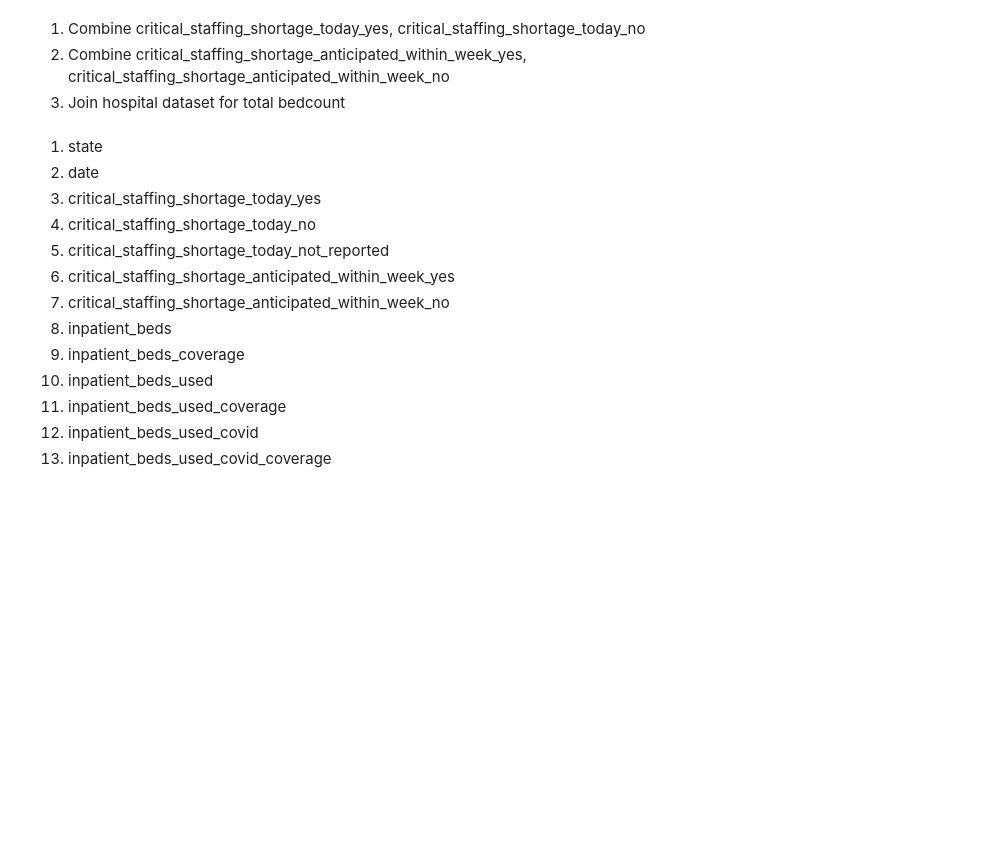
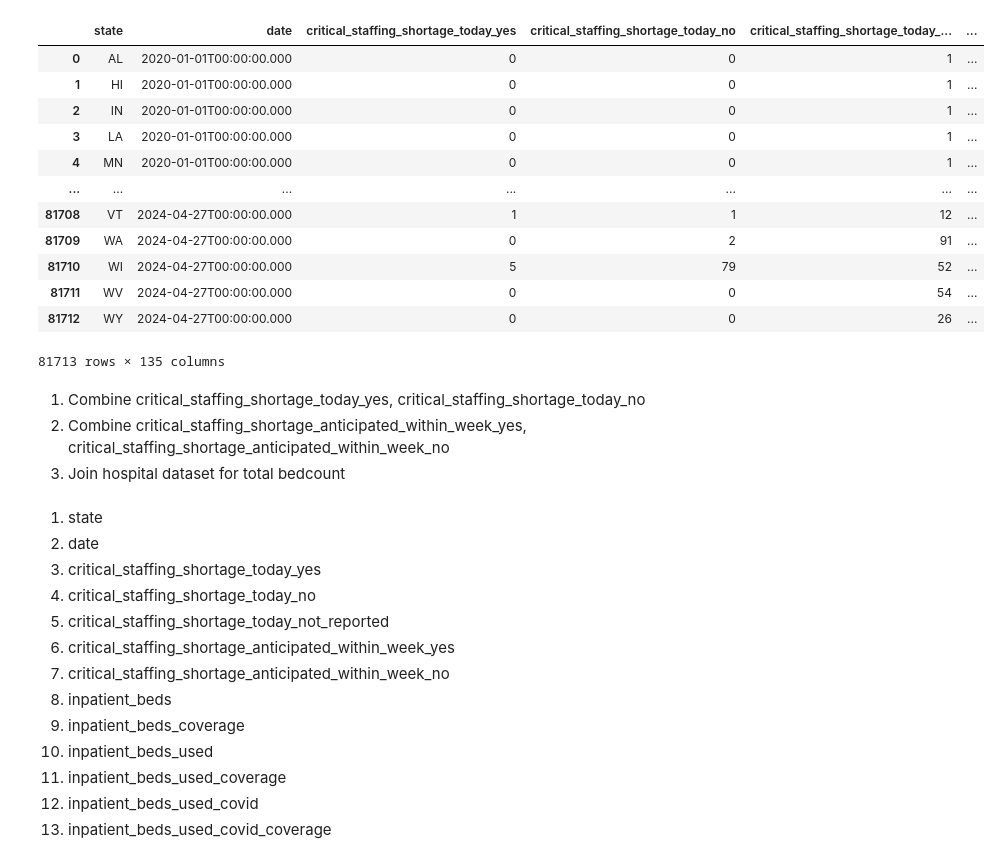
Before and after one commit to dsagher/CSE_881_Final_Project, a Jupyter notebook: featureEng&Selection.ipynb, the cells around one changed output. Saved outputs shown, nothing was run; the diff lists cells and outputs as text; code cells hidden in the pictures; blank space fills up the shorter version.

```diff
--- a/featureEng&Selection.ipynb
+++ b/featureEng&Selection.ipynb
@@ -7,6 +7,23 @@ import seaborn as sns
 pd.set_option("display.max_columns", 1000)
 # %%
 df_state = pd.read_csv("data/raw/hhs_state_timeseries.csv")
+
+df_state["previous_day_admission_adult_covid_suspected_80"] = df_state["previous_day_admission_adult_covid_suspected_80_"]
+df_state.drop(columns="previous_day_admission_adult_covid_suspected_80_")
+# %% [output]
+|  | state | date | critical_staffing_shortage_today_yes | critical_staffing_shortage_today_no | critical_staffing_shortage_today_... | ... |
+| 0 | AL | 2020-01-01T00:00:00.000 | 0 | 0 | 1 | ... |
+| 1 | HI | 2020-01-01T00:00:00.000 | 0 | 0 | 1 | ... |
+| 2 | IN | 2020-01-01T00:00:00.000 | 0 | 0 | 1 | ... |
+| 3 | LA | 2020-01-01T00:00:00.000 | 0 | 0 | 1 | ... |
+| 4 | MN | 2020-01-01T00:00:00.000 | 0 | 0 | 1 | ... |
+| ... | ... | ... | ... | ... | ... | ... |
+| 81708 | VT | 2024-04-27T00:00:00.000 | 1 | 1 | 12 | ... |
+| 81709 | WA | 2024-04-27T00:00:00.000 | 0 | 2 | 91 | ... |
+| 81710 | WI | 2024-04-27T00:00:00.000 | 5 | 79 | 52 | ... |
+| 81711 | WV | 2024-04-27T00:00:00.000 | 0 | 0 | 54 | ... |
+| 81712 | WY | 2024-04-27T00:00:00.000 | 0 | 0 | 26 | ... |
+81713 rows × 135 columns
 # %% [markdown]
 1. Combine critical_staffing_shortage_today_yes, critical_staffing_shortage_today_no
 2. Combine critical_staffing_shortage_anticipated_within_week_yes, critical_staffing_shortage_anticipated_within_week_no
```
Also changed, not shown: parts of 12 cells of this notebook, 1 other file.
